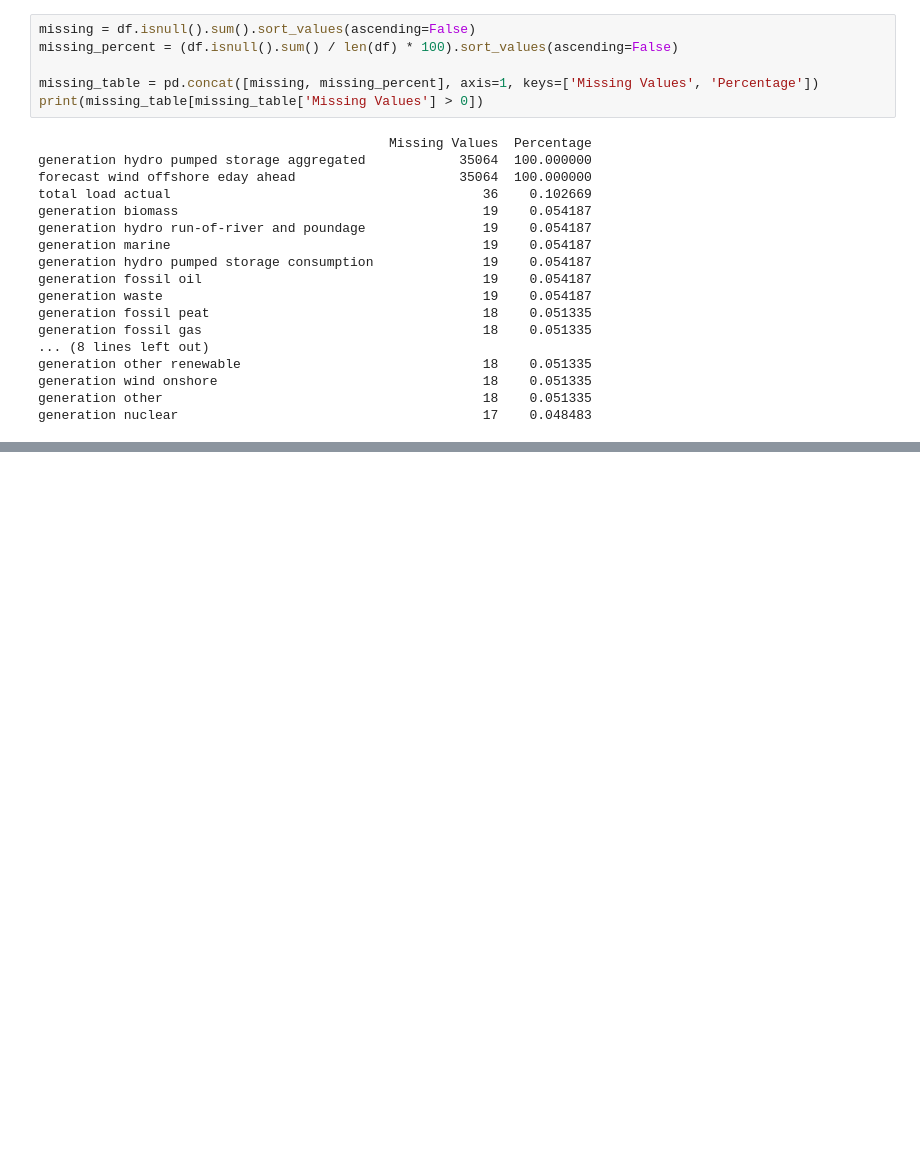
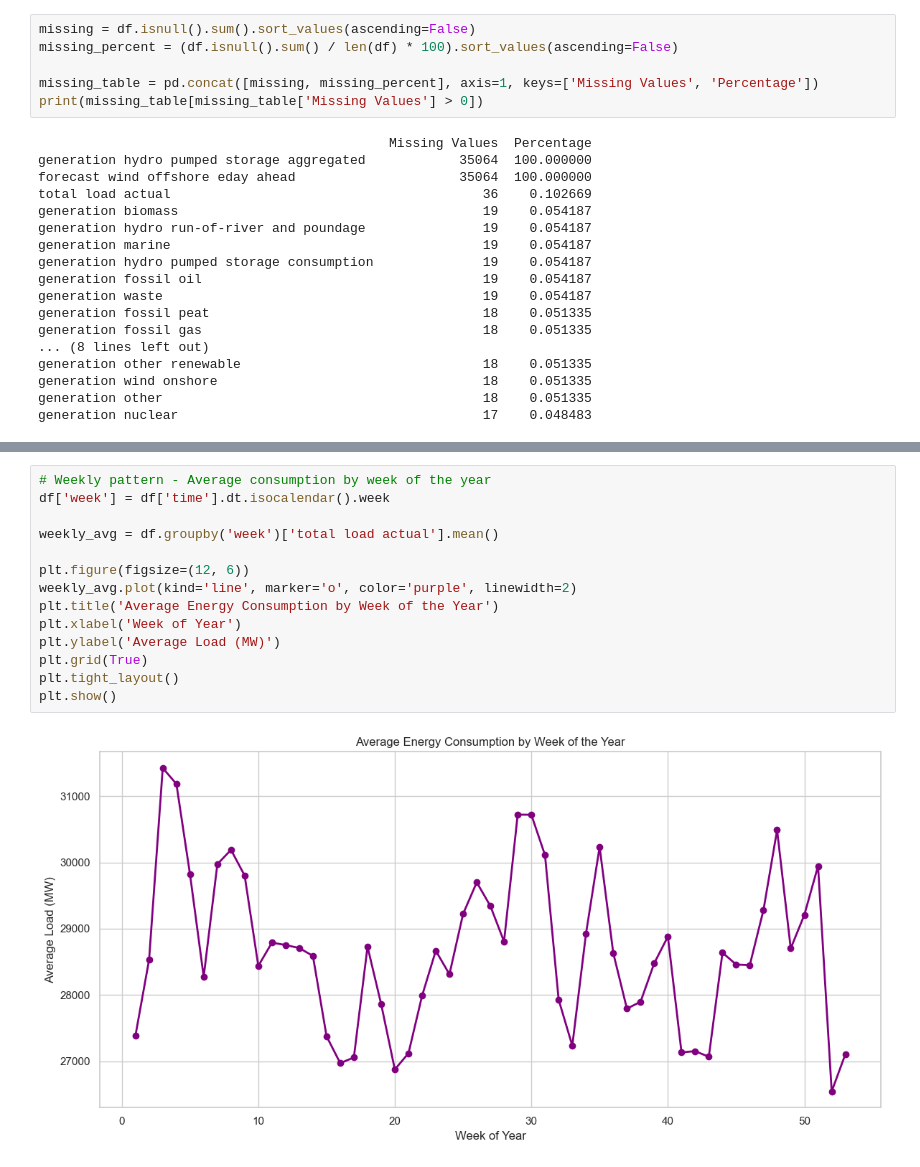
Before and after one commit to alexandrogarnacho94/project-energy-eda-forecast, a Jupyter notebook: notebooks/01_eda.ipynb, the cells around one changed output, grey strips where cells are left out. Saved outputs shown, nothing was run; the diff lists cells and outputs as text; blank space fills up the shorter version.

```diff
--- a/notebooks/01_eda.ipynb
+++ b/notebooks/01_eda.ipynb
@@ -273,0 +302,16 @@ generation nuclear                                       17    0.048483
+# %%
+# Weekly pattern - Average consumption by week of the year
+df['week'] = df['time'].dt.isocalendar().week
+
+weekly_avg = df.groupby('week')['total load actual'].mean()
+
+plt.figure(figsize=(12, 6))
+weekly_avg.plot(kind='line', marker='o', color='purple', linewidth=2)
+plt.title('Average Energy Consumption by Week of the Year')
+plt.xlabel('Week of Year')
+plt.ylabel('Average Load (MW)')
+plt.grid(True)
+plt.tight_layout()
+plt.show()
+# %% [output]
+[figure, added]
```
Also changed, not shown: parts of 3 cells of this notebook.
